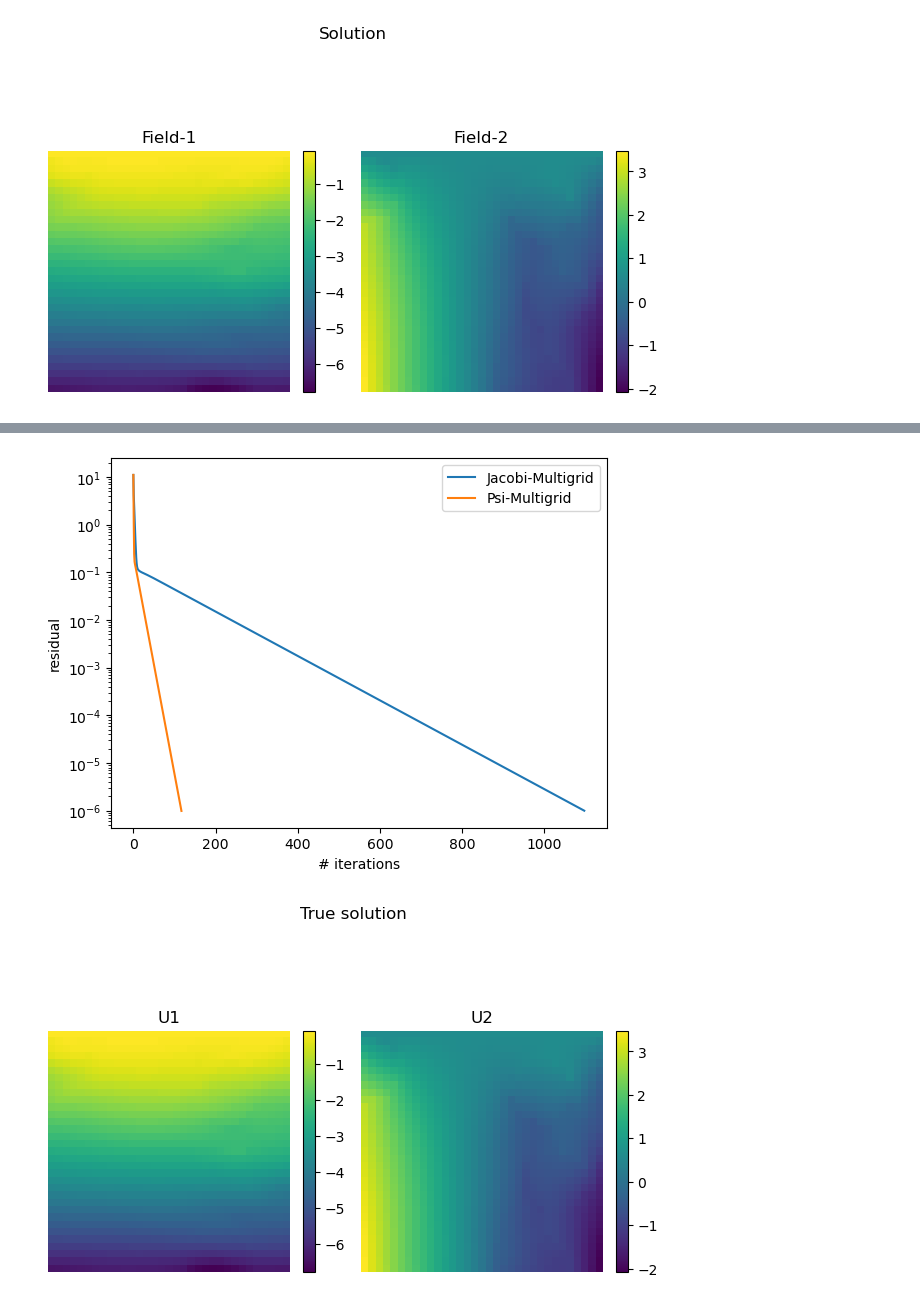
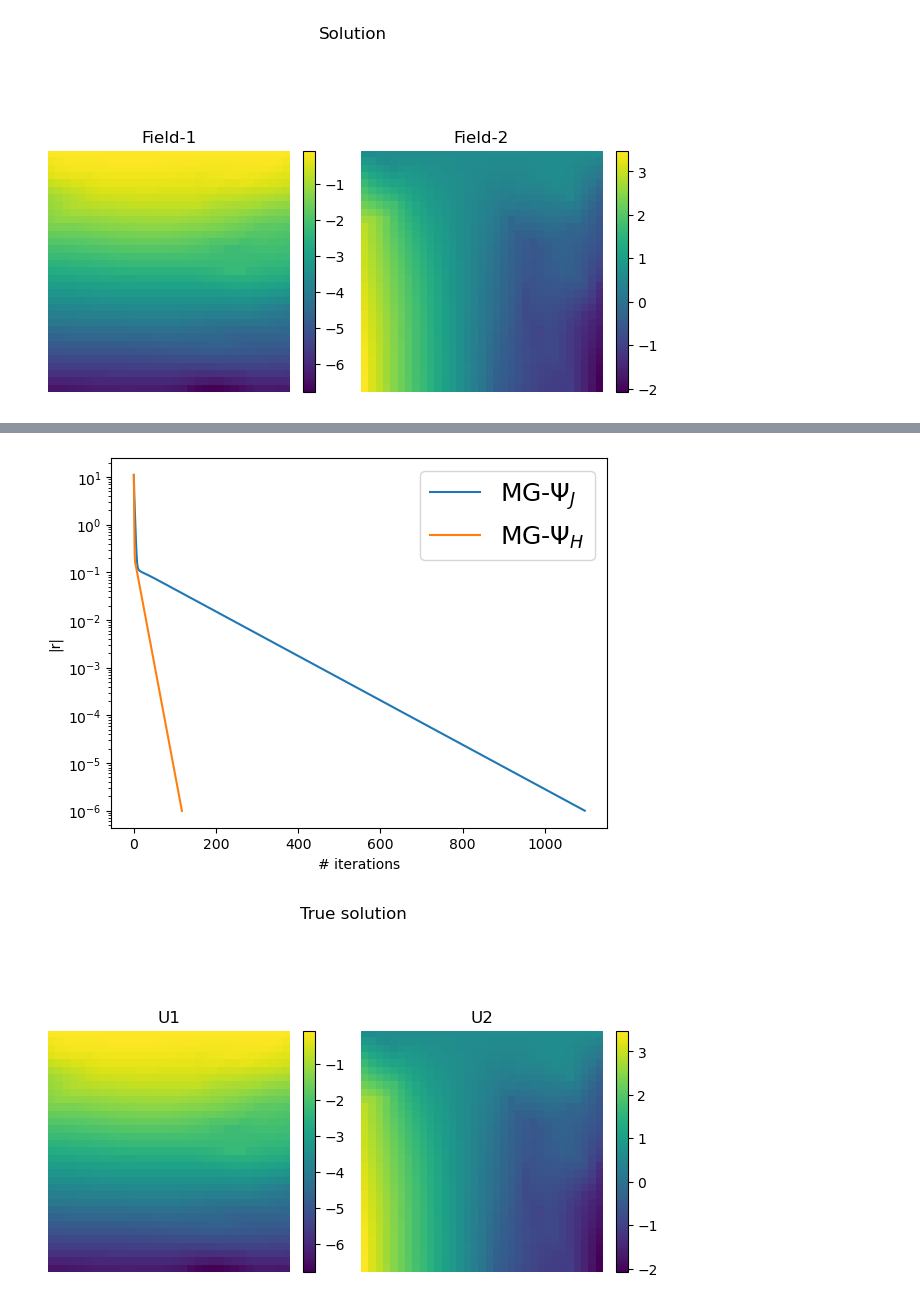
Before and after one commit to ymlasu/MFEA-Net, a Jupyter notebook: PAC-FEANet_elastic_2phase.ipynb, the cells around one changed output, grey strips where cells are left out. Drawn from its saved outputs; the diff is of its cells as text; code cells hidden in the pictures.

```diff
--- a/PAC-FEANet_elastic_2phase.ipynb
+++ b/PAC-FEANet_elastic_2phase.ipynb
@@ -676,13 +676,13 @@ Solution converges after 117 Psi-Jacobi multigrid iterations in 1.14988541603088
 # %%
-plt.plot(res_arr_mgjac, label='Jacobi-Multigrid')
-plt.plot(res_arr_mgpsi, label='Psi-Multigrid')
+plt.plot(res_arr_mgjac, label='MG-$\Psi_J$')
+plt.plot(res_arr_mgpsi, label='MG-$\Psi_H$')
 plt.yscale('log')
 plt.xlabel('# iterations')
-plt.ylabel('residual')
-plt.legend()
+plt.ylabel('|r|')
+plt.legend(prop={'size':18})
 plt.show()
 # %% [output]
-[figure, old version]
+[figure, new version]
 # %%
 plot.plot_elasticfield(solution_test[0], 'True solution', 'U1', 'U2')
 # %% [output]
```
Also changed, not shown: parts of 5 cells of this notebook, 16 other files.
